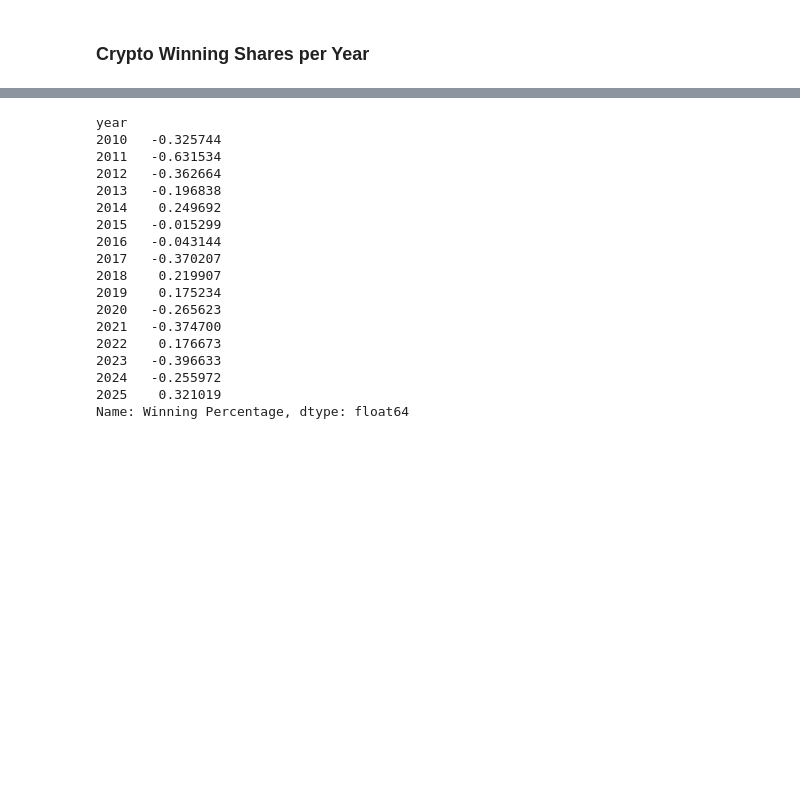
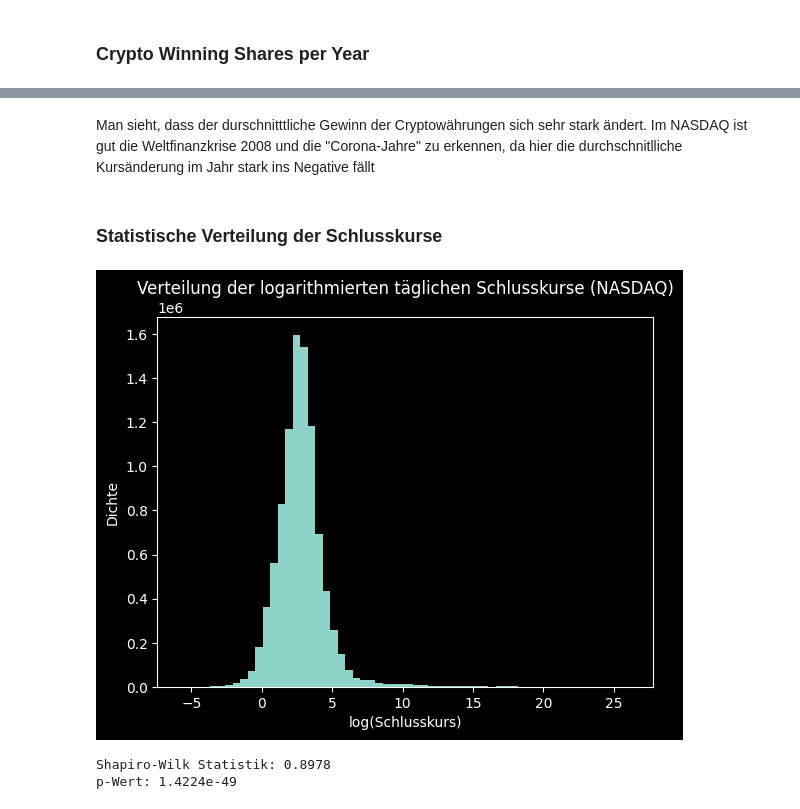
Before and after one commit to Mattis-Schulte/nasdaq-crypto-data-analytics-ws25-26, a Jupyter notebook: notebooks/02_data_analysis.ipynb, the cells around one changed output, grey strips where cells are left out. Drawn from its saved outputs; the diff is of its cells as text; code cells hidden in the pictures; blank space fills up the shorter version.

```diff
--- a/notebooks/02_data_analysis.ipynb
+++ b/notebooks/02_data_analysis.ipynb
@@ -131,21 +139,27 @@ Name: Winning Percentage, dtype: float64
-# %%
-s_wins_per_year[s_wins_per_year.index >= 2010] - s_crypto_wins_per_year
-# %% [output]
-year
-2010   -0.325744
-2011   -0.631534
-2012   -0.362664
-2013   -0.196838
-2014    0.249692
-2015   -0.015299
-2016   -0.043144
-2017   -0.370207
-2018    0.219907
-2019    0.175234
-2020   -0.265623
-2021   -0.374700
-2022    0.176673
-2023   -0.396633
-2024   -0.255972
-2025    0.321019
-Name: Winning Percentage, dtype: float64
+# %% [markdown]
+Man sieht, dass der durschnitttliche Gewinn der Cryptowährungen sich sehr stark ändert.
+Im NASDAQ ist gut die Weltfinanzkrise 2008 und die "Corona-Jahre" zu erkennen, da hier die durchschnitlliche Kursänderung im Jahr stark ins Negative fällt
+# %% [markdown]
+### Statistische Verteilung der Schlusskurse
+# %%
+df_distribution = df_nasdaq_daily_pp.copy()
+
+df_distribution["log_close"] = np.log(df_distribution["close"])
+
+plt.hist(df_distribution["log_close"], bins=60)
+plt.xlabel("log(Schlusskurs)")
+plt.ylabel("Dichte")
+plt.title("Verteilung der logarithmierten täglichen Schlusskurse (NASDAQ)")
+plt.show()
+
+# Achtung: Shapiro ist für sehr große n problematisch
+sample = df_distribution["log_close"].sample(5000, random_state=42)
+
+stat, p_value = shapiro(sample)
+
+print(f"Shapiro-Wilk Statistik: {stat:.4f}")
+print(f"p-Wert: {p_value:.4e}")
+# %% [output]
+[figure, added]
+Shapiro-Wilk Statistik: 0.8978
+p-Wert: 1.4224e-49
```
Also changed, not shown: parts of 9 cells of this notebook.
